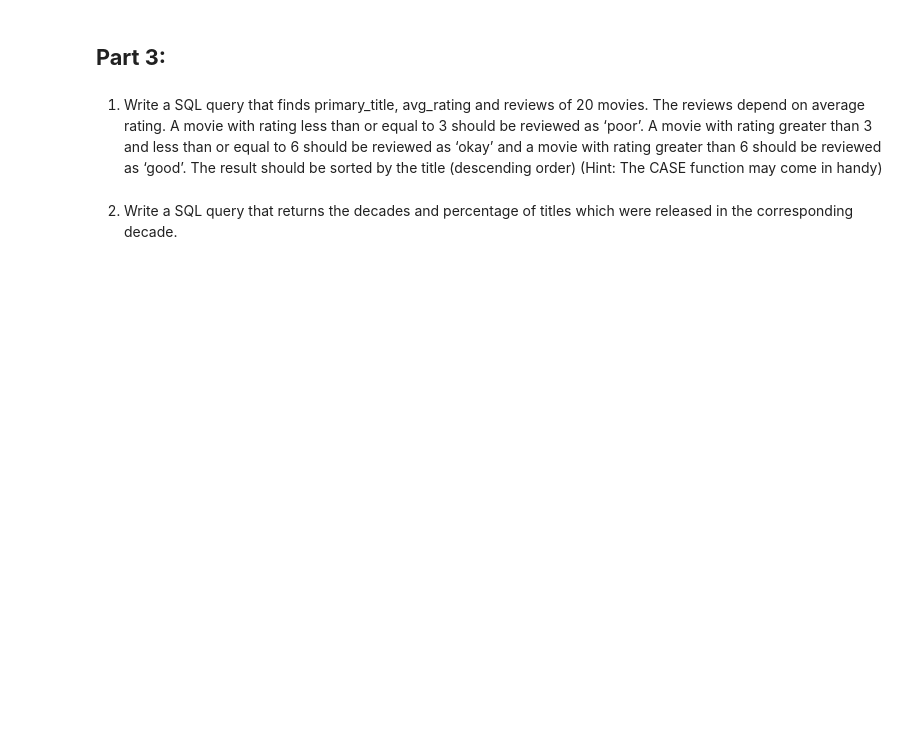
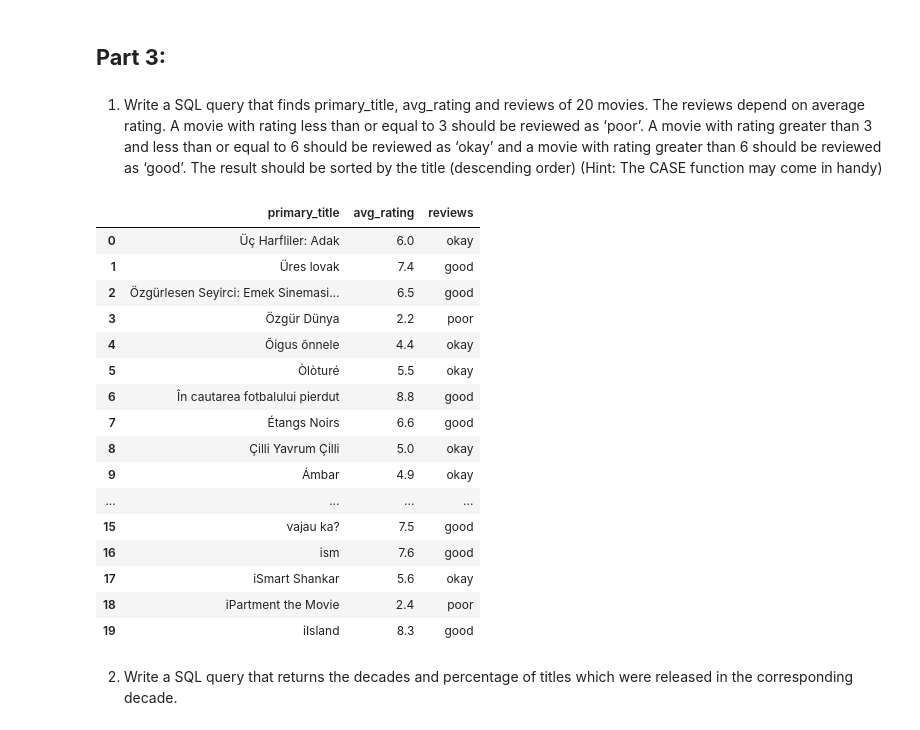
Before and after one commit to bisheshank/sql-stencil-2024, a Jupyter notebook: notebooks/SQL_Assignment.ipynb, the cells around one changed output. Saved outputs shown, nothing was run; the diff lists cells and outputs as text; code cells hidden in the pictures; blank space fills up the shorter version.

```diff
--- a/notebooks/SQL_Assignment.ipynb
+++ b/notebooks/SQL_Assignment.ipynb
@@ -146,11 +317,40 @@ query_sql(p2q3)
 # %%
 ## Answer for Part 3 Question 1
 p3q1 = """
-
+SELECT t.primary_title, r.avg_rating,
+CASE
+WHEN r.avg_rating <= 3 THEN 'poor'
+WHEN r.avg_rating <= 6 THEN 'okay'
+ELSE 'good'
+END AS reviews
+FROM titles t
+JOIN ratings r ON r.tconst = t.tconst
+WHERE t.type = 'movie'
+ORDER BY t.primary_title DESC
+LIMIT 20
 """
+# all are movies but in case
 
 # For testing
 query_sql(p3q1)
+# %% [output]
+|  | primary_title | avg_rating | reviews |
+| 0 | Üç Harfliler: Adak | 6.0 | okay |
+| 1 | Üres lovak | 7.4 | good |
+| 2 | Özgürlesen Seyirci: Emek Sinemasi... | 6.5 | good |
+| 3 | Özgür Dünya | 2.2 | poor |
+| 4 | Õigus õnnele | 4.4 | okay |
+| 5 | Òlòturé | 5.5 | okay |
+| 6 | În cautarea fotbalului pierdut | 8.8 | good |
+| 7 | Étangs Noirs | 6.6 | good |
+| 8 | Çilli Yavrum Çilli | 5.0 | okay |
+| 9 | Ámbar | 4.9 | okay |
+| ... | ... | ... | ... |
+| 15 | vajau ka? | 7.5 | good |
+| 16 | ism | 7.6 | good |
+| 17 | iSmart Shankar | 5.6 | okay |
+| 18 | iPartment the Movie | 2.4 | poor |
+| 19 | iIsland | 8.3 | good |
 # %% [markdown]
 2. Write a SQL query that returns the decades and percentage of titles which were released in the corresponding decade.
 # %%
```
Also changed, not shown: parts of 13 cells of this notebook.
